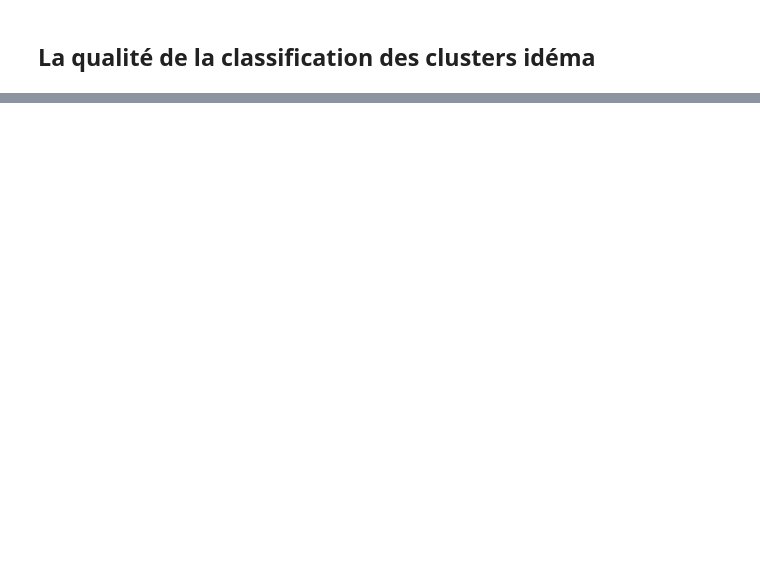
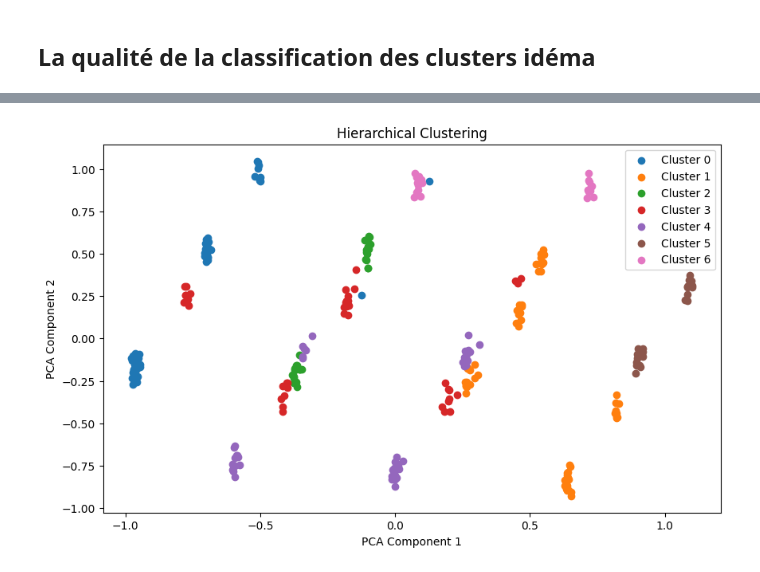
Before and after one commit to Viet281101/ITLMAU, a Jupyter notebook: Semestre_6_L3/IA_et_apprentissage/Projet/test.ipynb, the cells around one changed output, grey strips where cells are left out. Drawn from its saved outputs; the diff is of its cells as text; code cells hidden in the pictures; blank space fills up the shorter version.

```diff
--- a/Semestre_6_L3/IA_et_apprentissage/Projet/test.ipynb
+++ b/Semestre_6_L3/IA_et_apprentissage/Projet/test.ipynb
@@ -264,3 +271,8 @@ def plot_dendrogram(data, method='ward'):
 plot_dendrogram(data_scaled)
 # %% [output]
 [figure]
+# %%
+hierarchical_optimal = AgglomerativeClustering(n_clusters=7)
+hierarchical_labels_optimal = hierarchical_optimal.fit_predict(data_scaled)
+score_hierarchical_optimal = silhouette_score(data_scaled, hierarchical_labels_optimal)
+print("Silhouette Score for Hierarchical Clustering:", score_hierarchical_optimal)
@@ -337,0 +438,4 @@ find_optimal_clusters_silhouette(data_scaled, AgglomerativeClustering)
+# %%
+plot_clusters(data_pca, hierarchical_labels_optimal, 'Hierarchical Clustering')
+# %% [output]
+[figure, added]
```
Also changed, not shown: parts of 30 cells of this notebook, 1 other file.
